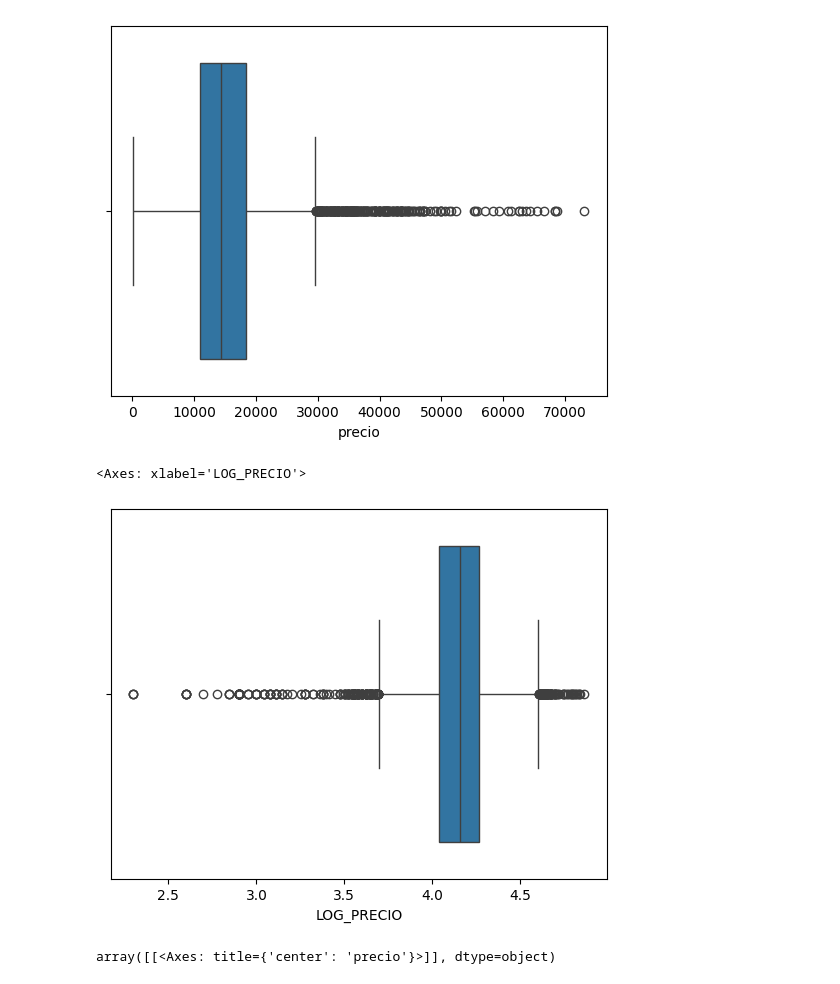
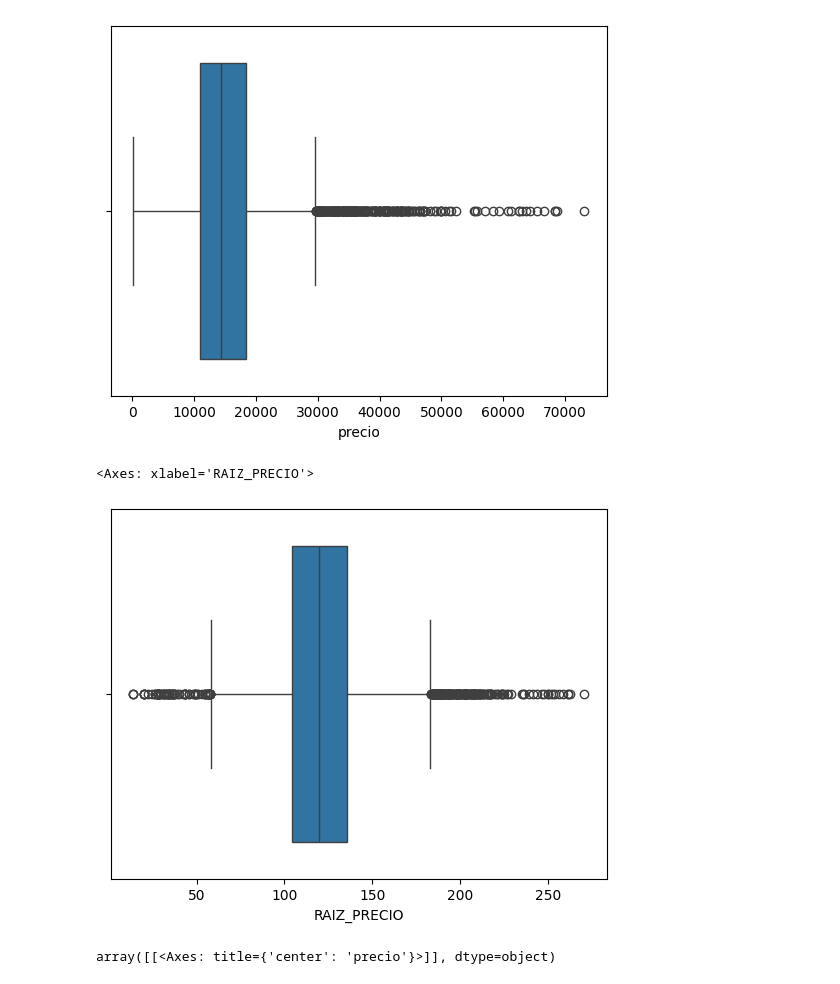
Before and after one commit to SyM97/primer_entregable, a Jupyter notebook: Primer entregable/practica_entregable_Simeon_Mitev.ipynb, the cells around one changed output. Cells and saved outputs as stored; diff of their text form; code cells hidden in the pictures.

```diff
--- a/Primer entregable/practica_entregable_Simeon_Mitev.ipynb
+++ b/Primer entregable/practica_entregable_Simeon_Mitev.ipynb
@@ -414,11 +414,11 @@ sns.boxplot(x=df_bmw_rec["precio"])
 <Axes: xlabel='precio'>
 [figure]
 # %%
-df_bmw_rec["LOG_PRECIO"]=np.log10(df_bmw_rec["precio"])
-sns.boxplot(x=df_bmw_rec["LOG_PRECIO"])
+df_bmw_rec["RAIZ_PRECIO"]=np.sqrt(df_bmw_rec["precio"])
+sns.boxplot(x=df_bmw_rec["RAIZ_PRECIO"])
 # %% [output]
-<Axes: xlabel='LOG_PRECIO'>
+<Axes: xlabel='RAIZ_PRECIO'>
-[figure, old version]
+[figure, new version]
 # %%
 df_bmw_rec.hist("precio")
 # %% [output]
```
Also changed, not shown: parts of 3 cells of this notebook, 2 other files.
